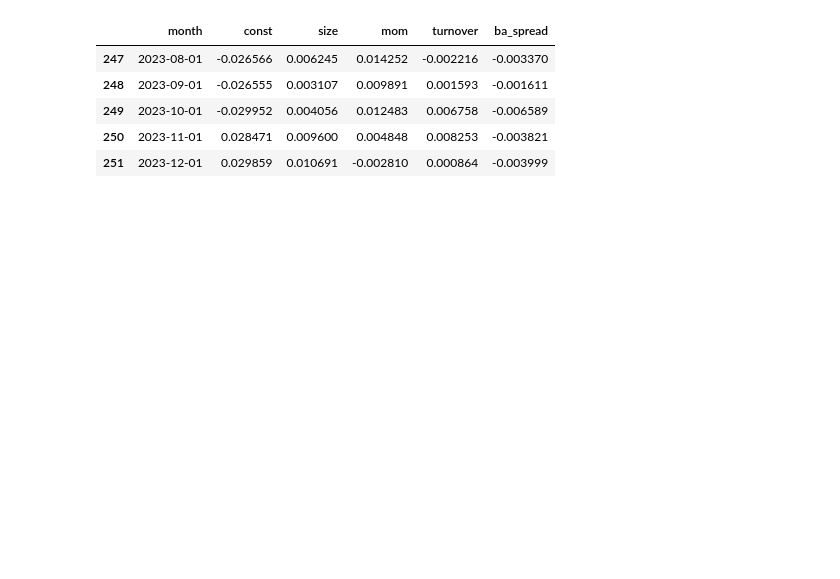
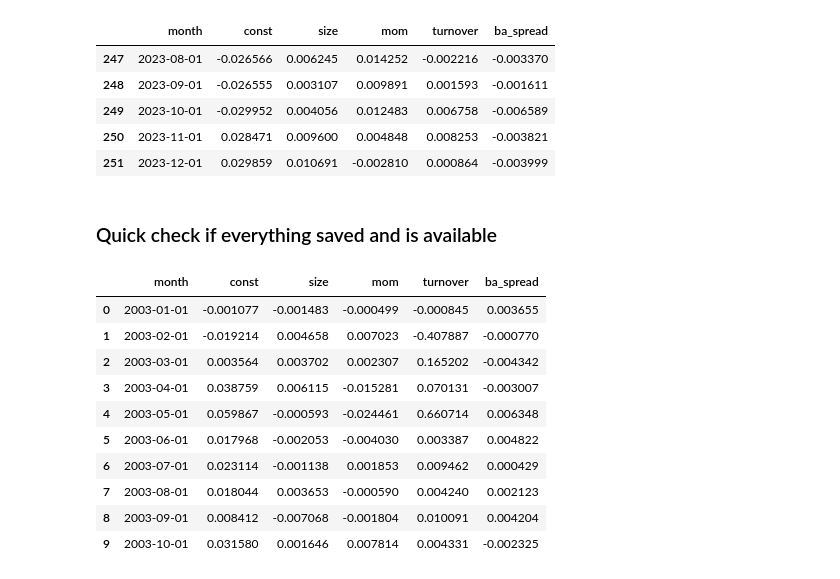
Before and after one commit to Laurier-Fintech/multi-factor-models, a Jupyter notebook: armaan_workspace/research.ipynb, the cells around one changed output. Cells and saved outputs as stored; diff of their text form; code cells hidden in the pictures; blank space fills up the shorter version.

```diff
--- a/armaan_workspace/research.ipynb
+++ b/armaan_workspace/research.ipynb
@@ -664,0 +666,20 @@ factor_ret_df.to_csv("factor_returns.csv")
+# %% [markdown]
+### Quick check if everything saved and is available
+# %%
+con.execute("""
+SELECT * FROM factor_returns_monthly
+ORDER BY month ASC
+LIMIT 10;
+""").fetchdf()
+# %% [output]
+|  | month | const | size | mom | turnover | ba_spread |
+| 0 | 2003-01-01 | -0.001077 | -0.001483 | -0.000499 | -0.000845 | 0.003655 |
+| 1 | 2003-02-01 | -0.019214 | 0.004658 | 0.007023 | -0.407887 | -0.000770 |
+| 2 | 2003-03-01 | 0.003564 | 0.003702 | 0.002307 | 0.165202 | -0.004342 |
+| 3 | 2003-04-01 | 0.038759 | 0.006115 | -0.015281 | 0.070131 | -0.003007 |
+| 4 | 2003-05-01 | 0.059867 | -0.000593 | -0.024461 | 0.660714 | 0.006348 |
+| 5 | 2003-06-01 | 0.017968 | -0.002053 | -0.004030 | 0.003387 | 0.004822 |
+| 6 | 2003-07-01 | 0.023114 | -0.001138 | 0.001853 | 0.009462 | 0.000429 |
+| 7 | 2003-08-01 | 0.018044 | 0.003653 | -0.000590 | 0.004240 | 0.002123 |
+| 8 | 2003-09-01 | 0.008412 | -0.007068 | -0.001804 | 0.010091 | 0.004204 |
+| 9 | 2003-10-01 | 0.031580 | 0.001646 | 0.007814 | 0.004331 | -0.002325 |
```
Also changed, not shown: parts of 5 cells of this notebook.
